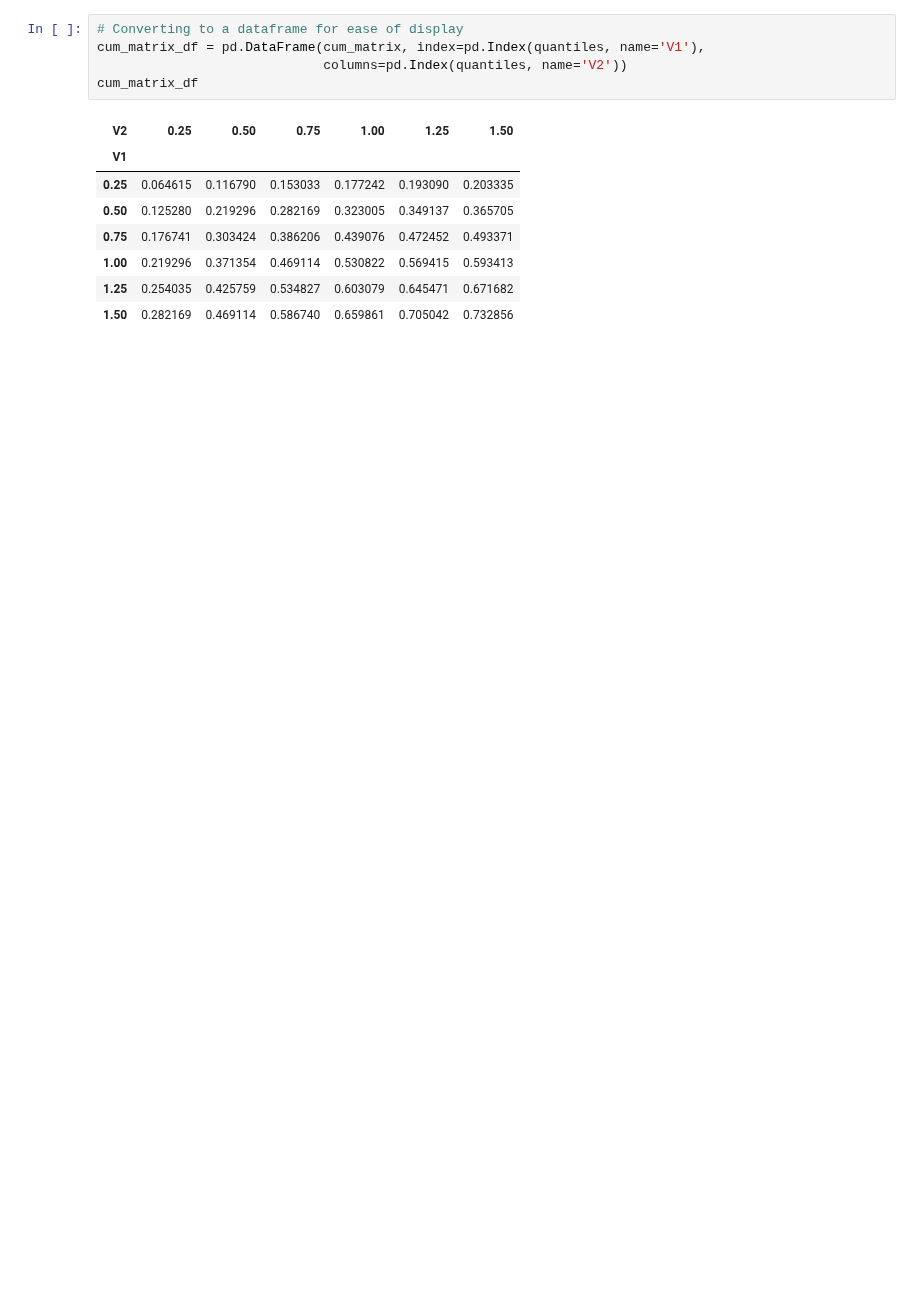
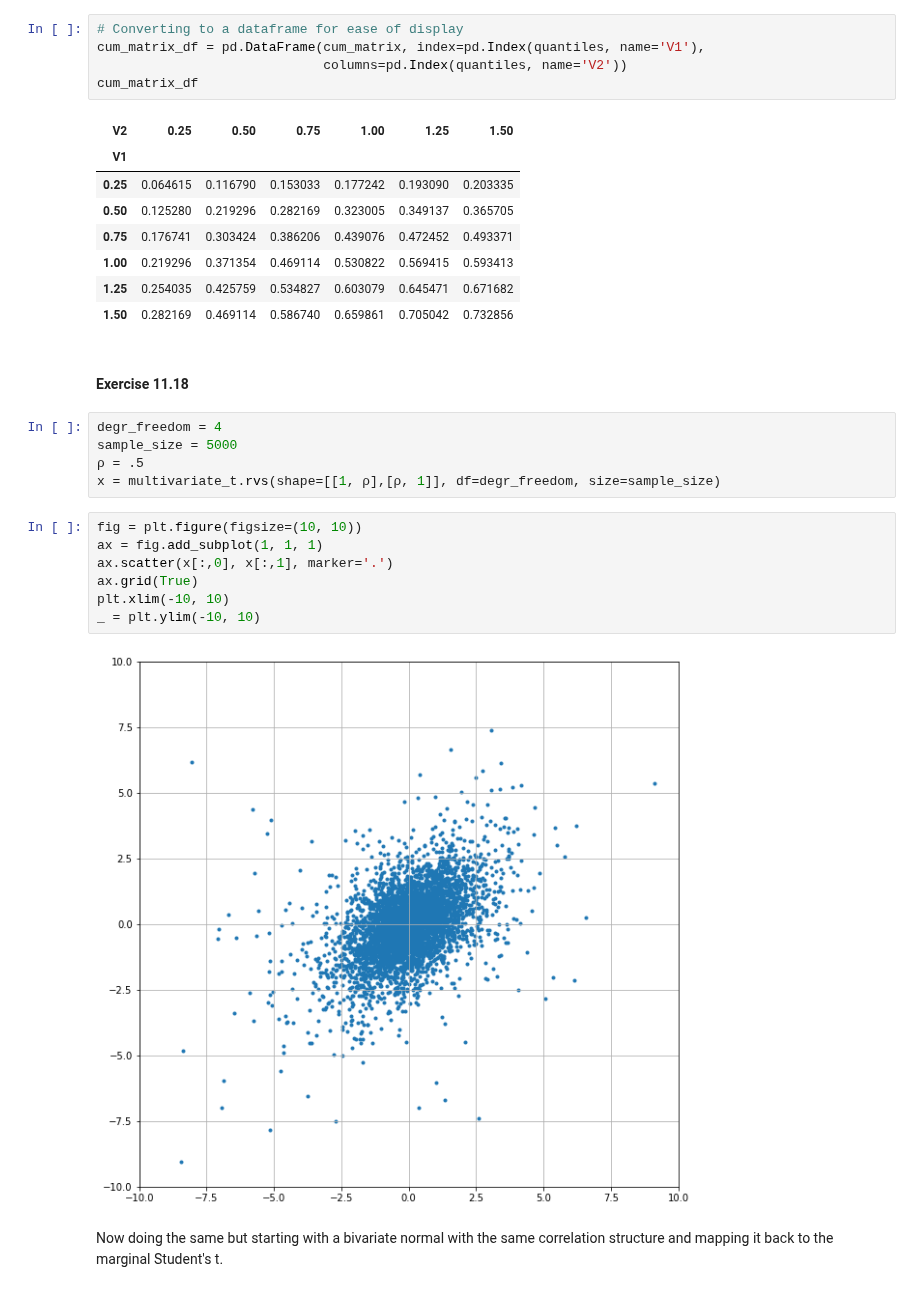
Before and after one commit to ilchen/RMaFI, a Jupyter notebook: ch11.ipynb, the cells around one changed output. Cells and saved outputs as stored; diff of their text form; blank space fills up the shorter version.

```diff
--- a/ch11.ipynb
+++ b/ch11.ipynb
@@ -317,3 +321,21 @@ cum_matrix_df
 | 1.00 | 0.219296 | 0.371354 | 0.469114 | 0.530822 | 0.569415 | 0.593413 |
 | 1.25 | 0.254035 | 0.425759 | 0.534827 | 0.603079 | 0.645471 | 0.671682 |
 | 1.50 | 0.282169 | 0.469114 | 0.586740 | 0.659861 | 0.705042 | 0.732856 |
+# %% [markdown]
+#### Exercise 11.18
+# %%
+degr_freedom = 4
+sample_size = 5000
+ρ = .5
+x = multivariate_t.rvs(shape=[[1, ρ],[ρ, 1]], df=degr_freedom, size=sample_size)
+# %%
+fig = plt.figure(figsize=(10, 10))
+ax = fig.add_subplot(1, 1, 1)
+ax.scatter(x[:,0], x[:,1], marker='.')
+ax.grid(True)
+plt.xlim(-10, 10)
+_ = plt.ylim(-10, 10)
+# %% [output]
+[figure, added]
+# %% [markdown]
+Now doing the same but starting with a bivariate normal with the same correlation structure and mapping it back to the marginal Student's t.
```
Also changed, not shown: parts of 4 cells of this notebook.
